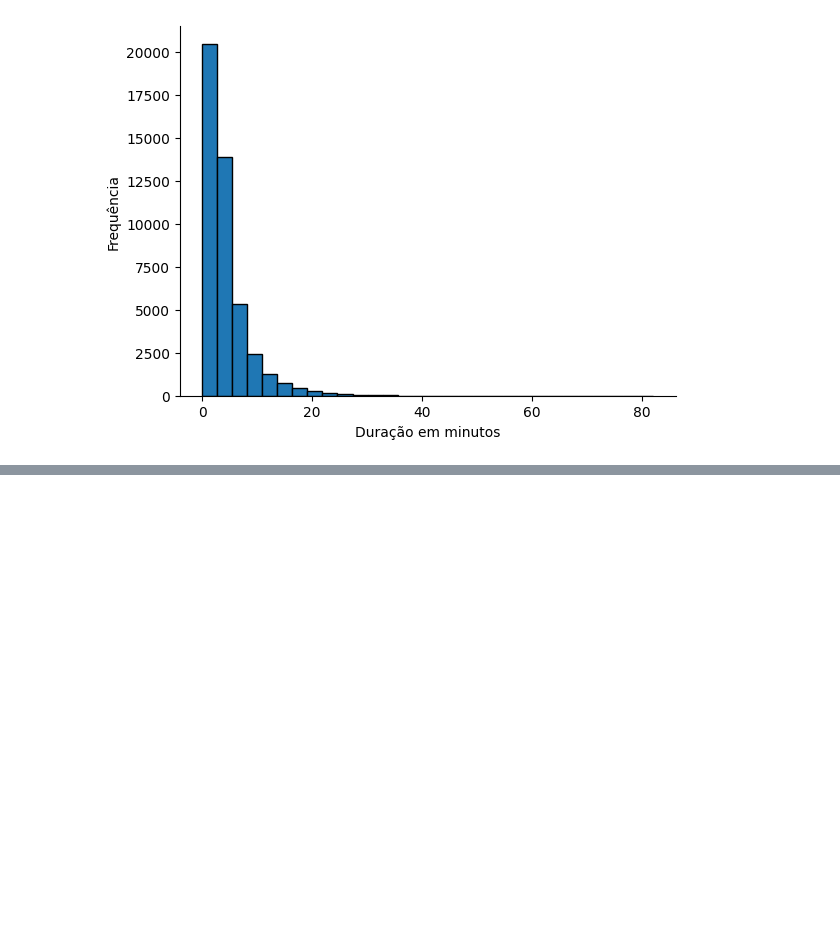
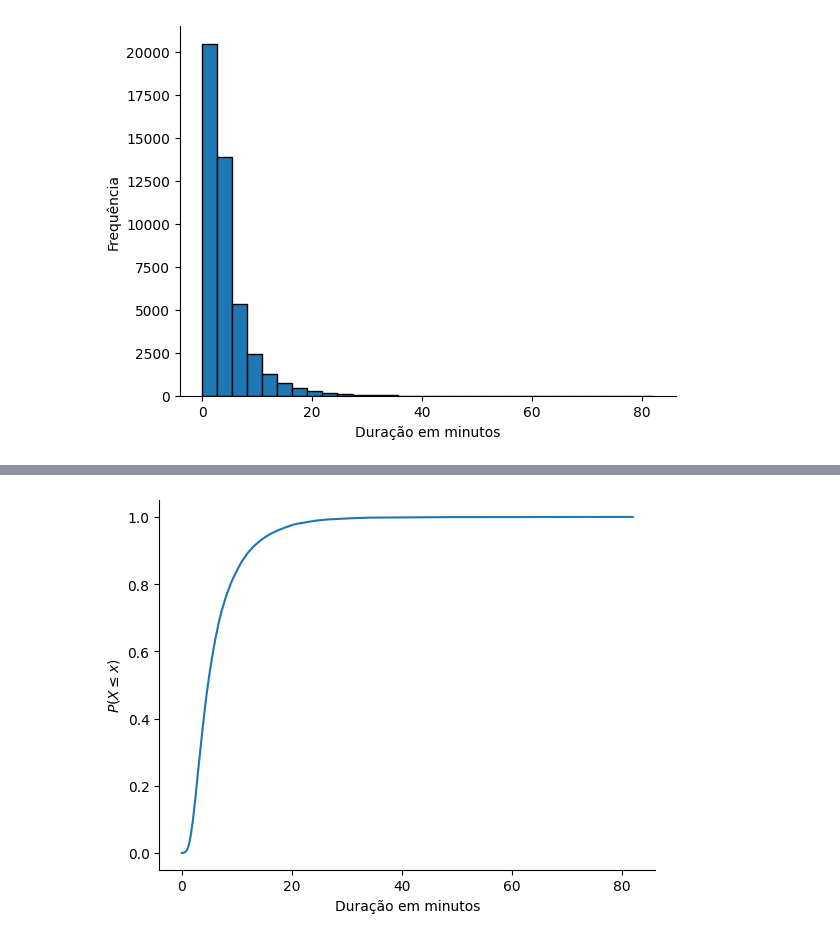
Before and after one commit to jessicamotam/Projeto-Bank-Marketing_ICD, a Jupyter notebook: Projeto_Bank_Marketing.ipynb, the cells around one changed output, grey strips where cells are left out. Saved outputs shown, nothing was run; the diff lists cells and outputs as text; code cells hidden in the pictures; blank space fills up the shorter version.

```diff
--- a/Projeto_Bank_Marketing.ipynb
+++ b/Projeto_Bank_Marketing.ipynb
@@ -234,0 +248,16 @@ plt.show()
+# %%
+def ecdf(duracao_ligacao):
+  x = np.sort(duracao_ligacao)# ordena os valores
+  count = np.arange(len(duracao_ligacao)) #cria um array do tamanho de duracao_ligacao
+  y = count.cumsum() #soma cumulativa de count
+  y = y / y.max()
+  return x,y
+# %%
+x, y = ecdf(duracao_ligacao)
+plt.plot(x,y)
+plt.xlabel('Duração em minutos')
+plt.ylabel('$P(X \leq x)$')
+despine()
+plt.show()
+# %% [output]
+[figure, added]
```
Also changed, not shown: parts of 5 cells of this notebook.
